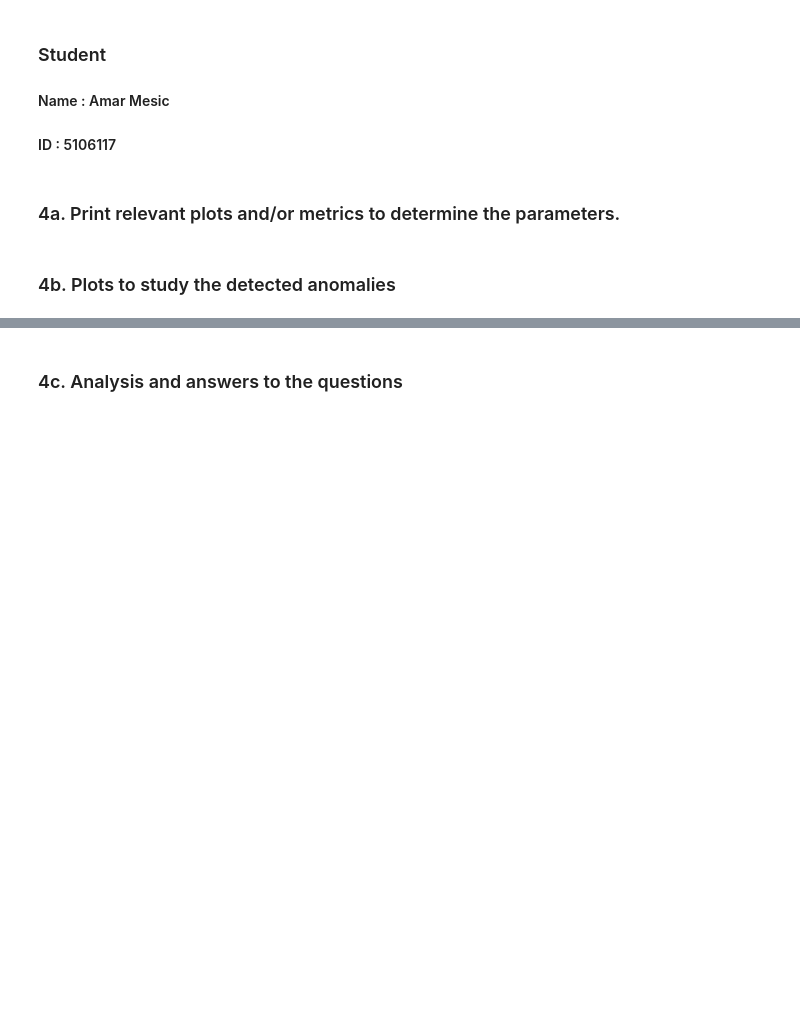
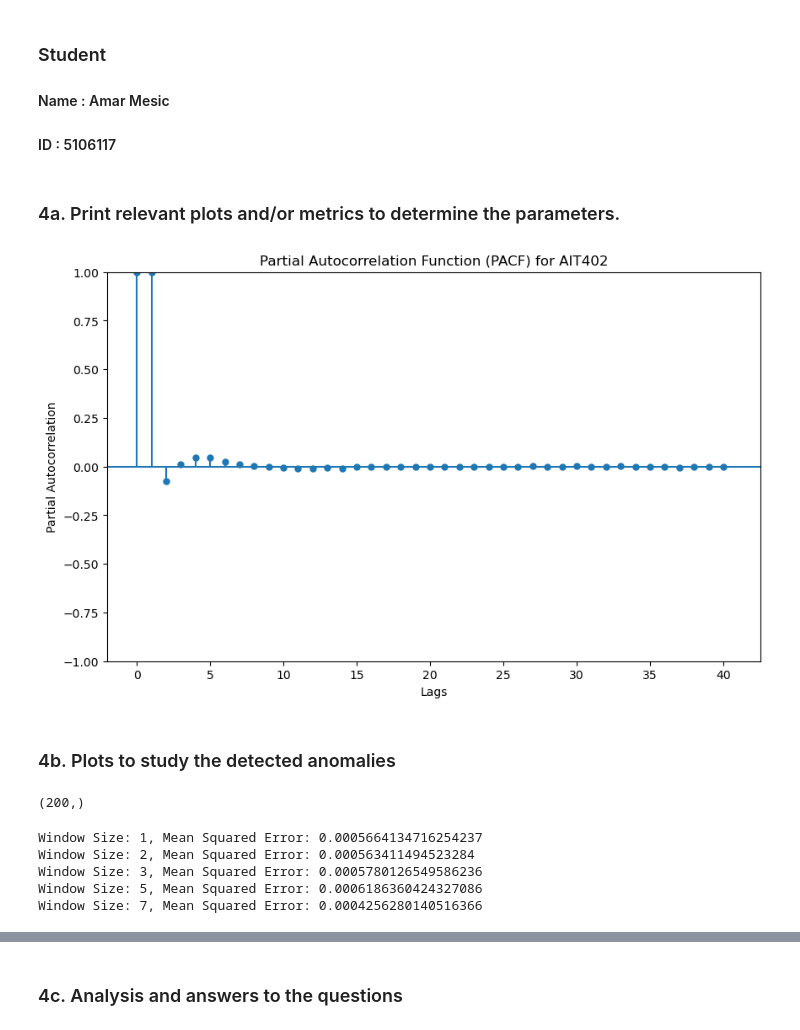
Before and after one commit to amar-mesic/cyber-data, a Jupyter notebook: lab-2/Lab2.ipynb, the cells around one changed output, grey strips where cells are left out. Drawn from its saved outputs; the diff is of its cells as text; code cells hidden in the pictures; blank space fills up the shorter version.

```diff
--- a/lab-2/Lab2.ipynb
+++ b/lab-2/Lab2.ipynb
@@ -388,5 +390,33 @@ signal_name = 'AIT402'
 train_signal = train_data[[signal_name]]
 # %% [markdown]
 ### 4a. Print relevant plots and/or metrics to determine the parameters.
+# %%
+# Plot PACF
+fig, ax = plt.subplots(figsize=(10, 6))
+sm.graphics.tsa.plot_pacf(train_signal, lags=40, ax=ax)
+plt.title(f'Partial Autocorrelation Function (PACF) for {signal_name}')
+plt.xlabel('Lags')
+plt.ylabel('Partial Autocorrelation')
+plt.show()
+# %% [output]
+[figure, added]
 # %% [markdown]
 ### 4b. Plots to study the detected anomalies
+# %%
+# Choose the sliding window size based on the PACF plot
+# window_size = 3  # Example value
+
+# Prepare the dataset for linear regression
+def create_sliding_window(data, window_size):
+    X, y = [], []
+    for i in range(len(data) - window_size):
+        X.append(data[i:i+window_size])
+        y.append(data[i+window_size])
+    return np.array(X), np.array(y)
+
+# Extract the signal values
+signal_values = train_signal.values.flatten()[:200]
+
+signal_values.shape
+# %% [output]
+(200,)
@@ -392,0 +428,31 @@ train_signal = train_data[[signal_name]]
+# %%
+predictions_dict = {}
+mse_dict = {}
+
+for window_size in window_sizes:
+    # Create sliding windows
+    X, y = create_sliding_window(signal_values, window_size)
+
+    # Split data into training and test sets
+    X_train, X_test = X[:split_index], X[split_index:]
+    y_train, y_test = y[:split_index], y[split_index:]
+
+    # Train a linear regression model
+    model = LinearRegression()
+    model.fit(X_train, y_train)
+
+    # Predict and store the results
+    # y_pred = np.concatenate(np.array([0.0]*window_size), np.array(model.predict(X_test)))
+    y_pred = model.predict(X_test)
+    mse = mean_squared_error(y_test, y_pred)
+    print(f'Window Size: {window_size}, Mean Squared Error: {mse}')
+
+    # Store the predictions
+    predictions_dict[window_size] = y_pred[max_window_size - window_size:]
+    mse_dict[window_size] = mse
+# %% [output]
+Window Size: 1, Mean Squared Error: 0.0005664134716254237
+Window Size: 2, Mean Squared Error: 0.000563411494523284
+Window Size: 3, Mean Squared Error: 0.0005780126549586236
+Window Size: 5, Mean Squared Error: 0.0006186360424327086
+Window Size: 7, Mean Squared Error: 0.0004256280140516366
```
Also changed, not shown: parts of 18 cells of this notebook.
